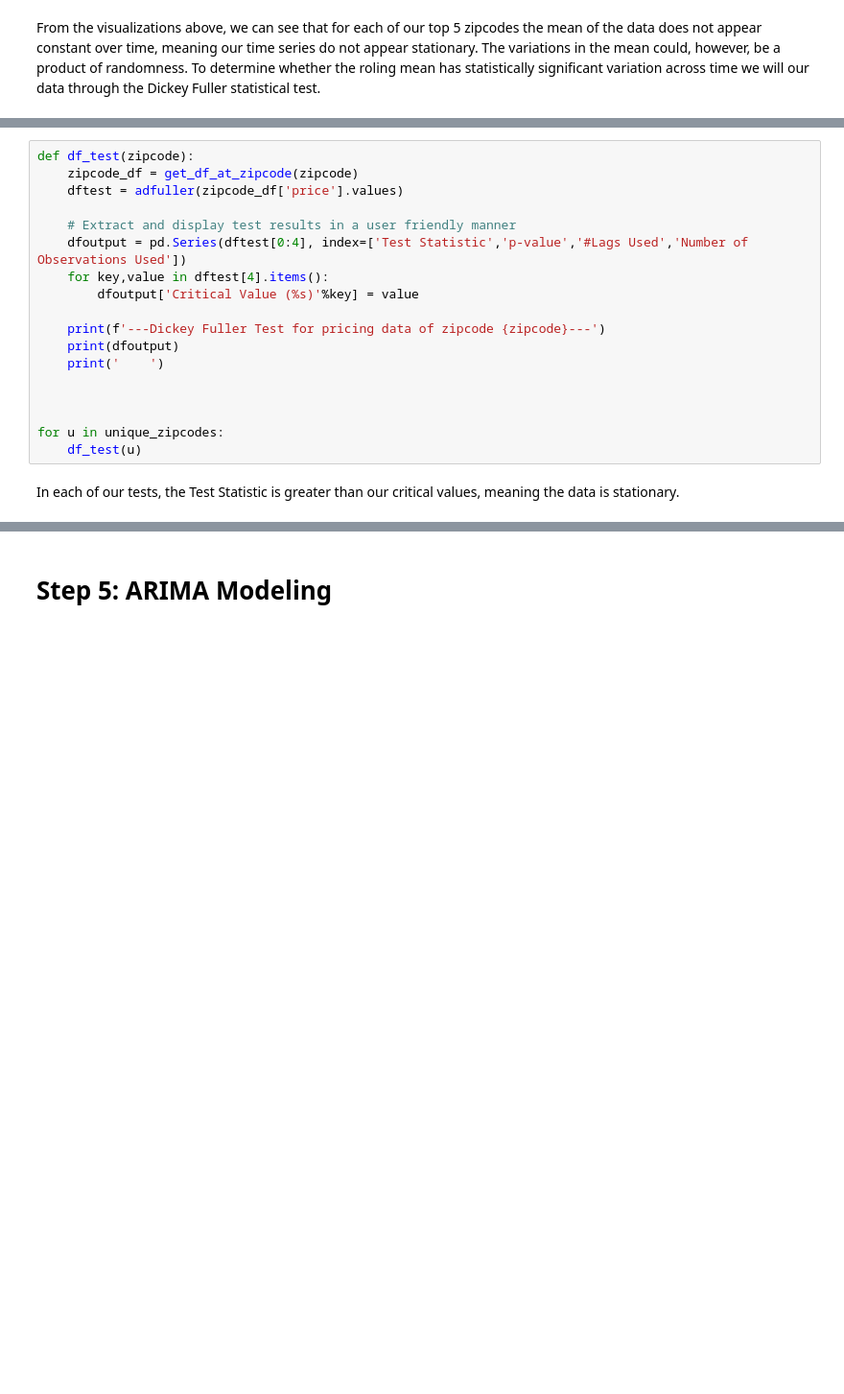
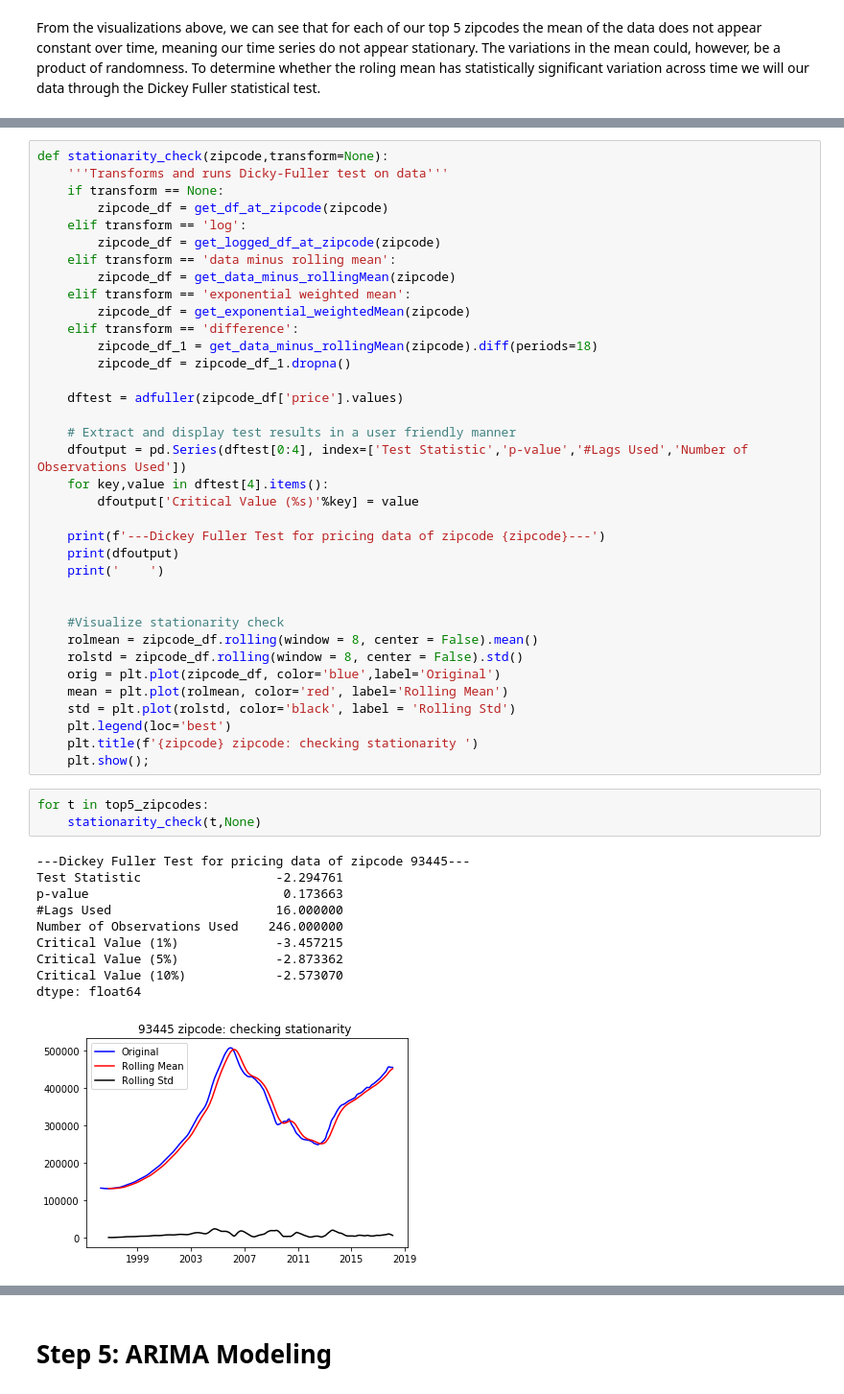
Before and after one commit to jsavory-94/dsc-mod-4-project-online-ds-pt-021119, a Jupyter notebook: mod_4_starter_notebook.ipynb, the cells around one changed output, grey strips where cells are left out. Shown at 96% size. Saved outputs shown, nothing was run; the diff lists cells and outputs as text; blank space fills up the shorter version.

```diff
--- a/mod_4_starter_notebook.ipynb
+++ b/mod_4_starter_notebook.ipynb
@@ -369,6 +396,18 @@ From the visualizations above, we can see that for each of our top 5 zipcodes th
 # %%
-def df_test(zipcode):
-    zipcode_df = get_df_at_zipcode(zipcode)
+def stationarity_check(zipcode,transform=None):
+    '''Transforms and runs Dicky-Fuller test on data'''
+    if transform == None:
+        zipcode_df = get_df_at_zipcode(zipcode)
+    elif transform == 'log':
+        zipcode_df = get_logged_df_at_zipcode(zipcode)
+    elif transform == 'data minus rolling mean':
+        zipcode_df = get_data_minus_rollingMean(zipcode)
+    elif transform == 'exponential weighted mean':
+        zipcode_df = get_exponential_weightedMean(zipcode)
+    elif transform == 'difference':
+        zipcode_df_1 = get_data_minus_rollingMean(zipcode).diff(periods=18)
+        zipcode_df = zipcode_df_1.dropna()
+
     dftest = adfuller(zipcode_df['price'].values)
 
     # Extract and display test results in a user friendly manner
@@ -381,8 +420,26 @@ def df_test(zipcode):
     print('    ')
 
 
-
-for u in unique_zipcodes:
-    df_test(u)
+    #Visualize stationarity check
+    rolmean = zipcode_df.rolling(window = 8, center = False).mean()
+    rolstd = zipcode_df.rolling(window = 8, center = False).std()
+    orig = plt.plot(zipcode_df, color='blue',label='Original')
+    mean = plt.plot(rolmean, color='red', label='Rolling Mean')
+    std = plt.plot(rolstd, color='black', label = 'Rolling Std')
+    plt.legend(loc='best')
+    plt.title(f'{zipcode} zipcode: checking stationarity ')
+    plt.show();
-# %% [markdown]
-In each of our tests, the Test Statistic is greater than our critical values, meaning the data is stationary.
+# %%
+for t in top5_zipcodes:
+    stationarity_check(t,None)
+# %% [output]
+---Dickey Fuller Test for pricing data of zipcode 93445---
+Test Statistic                  -2.294761
+p-value                          0.173663
+#Lags Used                      16.000000
+Number of Observations Used    246.000000
+Critical Value (1%)             -3.457215
+Critical Value (5%)             -2.873362
+Critical Value (10%)            -2.573070
+dtype: float64
+[figure, added]
```
Also changed, not shown: parts of 85 cells of this notebook, 2 other files.
